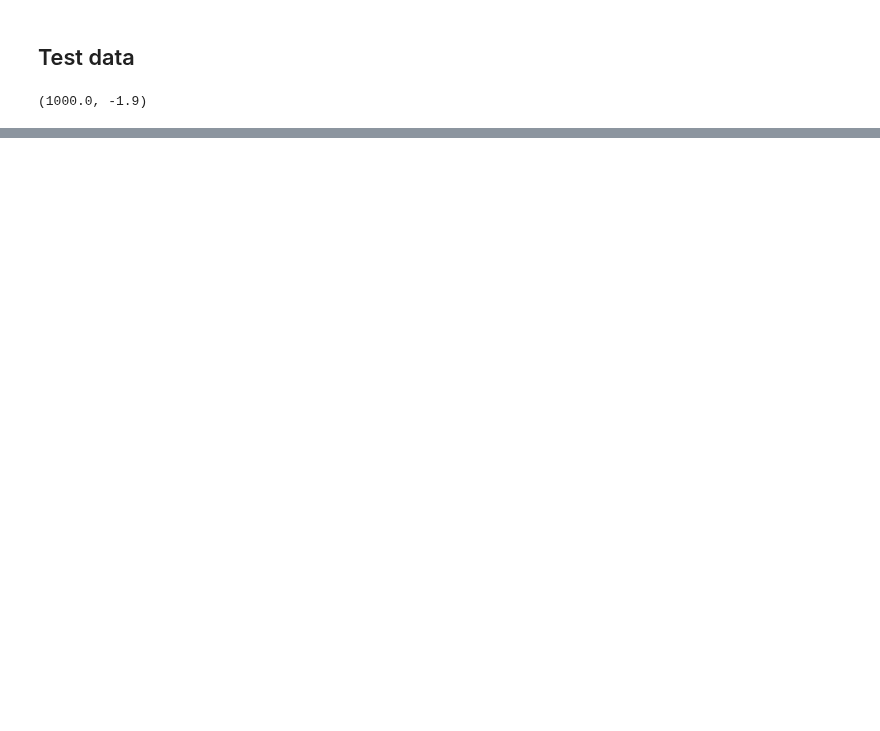
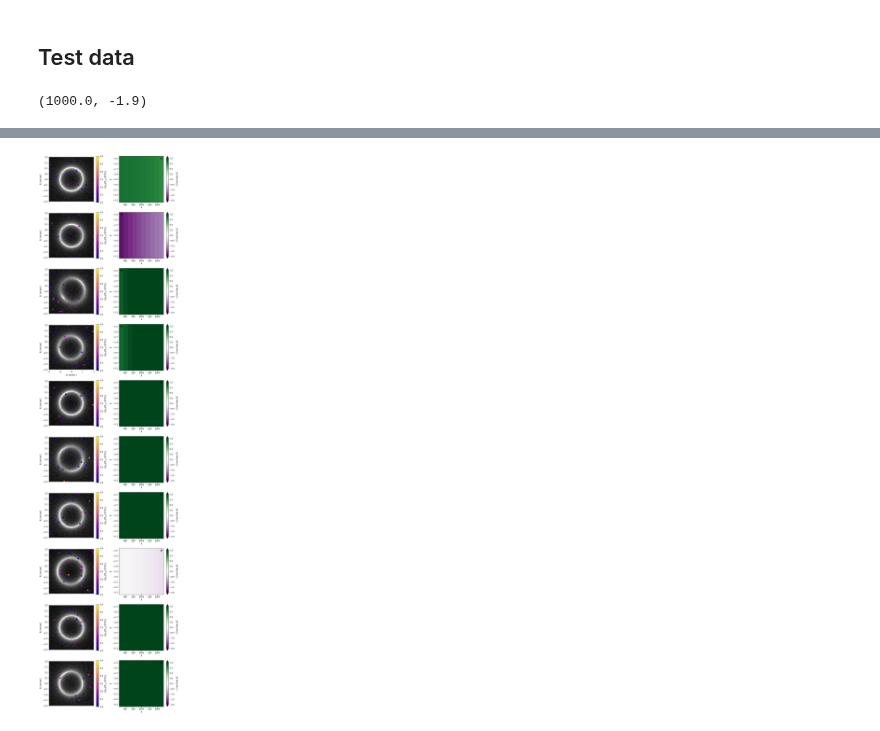
Before and after one commit to smsharma/mining-for-substructure-lens, a Jupyter notebook: notebooks/evaluate.ipynb, the cells around one changed output, grey strips where cells are left out. Drawn from its saved outputs; the diff is of its cells as text; code cells hidden in the pictures; blank space fills up the shorter version.

Commit message:
Visualization of evaluation

```diff
--- a/notebooks/evaluate.ipynb
+++ b/notebooks/evaluate.ipynb
@@ -73,5 +60,5 @@ img = sim.rvs(alpha_true, beta_true, n_observations)
 # %%
-grid_res = 11
+grid_res = 10
 
 alpha_test = np.linspace(500., 1500., grid_res)
 beta_test = np.linspace(-1.5, -2.3, grid_res)
@@ -86,5 +71,3 @@ re.load("../models/carl")
 # %%
-log_r, _ = re.evaluate_ratio(x=img, theta0=theta_grid)
-nllr = -2. * np.sum(log_r, axis=1).reshape(grid_res, grid_res)
+nllr, _ = re.evaluate_ratio(x=img, theta0=theta_grid)
+nllr = -2. * nllr
-# %%
-best_fit = theta_grid[np.argmin(nllr.flatten())]
@@ -148,2 +73,0 @@ posterior = re.evaluate_posterior(
-# %%
-best_fit = theta_grid[np.argmax(posterior.flatten())]
@@ -179,0 +76,78 @@ plt.show()
+# %%
+fig = plt.figure(figsize=(10, 4 * n_observations))
+
+for i in [9,0,1,2,3,4,5,6,7,8]:
+
+    # Plot image
+    if i == 3:
+        ax_left = plt.subplot(n_observations, 2, i*2+1)
+        ax = ax_left
+    else:
+        ax = plt.subplot(n_observations, 2, i*2+1, sharex=ax_left)
+
+    plt.imshow(
+        np.log10(img[i]),
+        vmax=3.5,
+        cmap='gist_gray',
+        extent=(-2.,2.,-2.,2.),
+        origin="lower"
+    )
+    sc = plt.scatter(
+        pos_subs[i][:,0],
+        pos_subs[i][:,1],
+        s=50.,
+        c=np.log10(m_subs[i][:]),
+        cmap="plasma",
+        vmin=2.,
+        vmax=5.,
+    )
+    cbar = plt.colorbar(sc)
+
+    plt.xlim(-2.,2.)
+    plt.ylim(-2.,2.)
+
+    if i == 3:
+        plt.xlabel(r"$\theta_x$ [arcsec]")
+    else:
+        plt.setp(plt.gca().get_xticklabels(), visible=False)
+    plt.ylabel(r"$\theta_y$ [arcsec]")
+    cbar.set_label(r'$\log_{10} [M_{sub} / 10^7 M_S]$')
+
+
+
+    # Plot estimated likelihood ratio for this image
+    if i == 3:
+        ax_right = plt.subplot(n_observations, 2, i*2+2)
+        ax = ax_right
+    else:
+        ax = plt.subplot(n_observations, 2, i*2+2, sharex=ax_right)
+
+    nllr_ = nllr[:, i]
+
+    best_fit = theta_grid[np.argmin(nllr_)]
+    cmin, cmax = -2., 2.  # np.min(nllr_), np.max(nllr_)
+
+    bin_size = alpha_test[1] - alpha_test[0]
+    alpha_edges = np.linspace(alpha_test[0] - bin_size/2, alpha_test[-1] + bin_size/2, grid_res + 1)
+    bin_size = beta_test[1] - beta_test[0]
+    beta_edges = np.linspace(beta_test[0] - bin_size/2, beta_test[-1] + bin_size/2, grid_res + 1)
+
+    pcm = ax.pcolormesh(
+        alpha_edges,
+        beta_edges,
+        nllr_.reshape((grid_res, grid_res)),
+        norm=matplotlib.colors.Normalize(vmin=cmin, vmax=cmax),
+        cmap='PRGn'
+    )
+    cbar = fig.colorbar(pcm, ax=ax, extend='both')
+
+    plt.scatter(best_fit[0], best_fit[1], s=80., color='black', marker='*')
+
+    plt.xlabel(r'$\alpha$')
+    plt.ylabel(r'$\beta$')
+    cbar.set_label(r'$-2\; \log \;\hat{r}(x | \alpha, \beta)$')
+
+plt.tight_layout()
+plt.savefig("carl_predictions.pdf")
+# %% [output]
+[figure, added]
```
Also changed, not shown: parts of 15 cells of this notebook, 3 other files.
